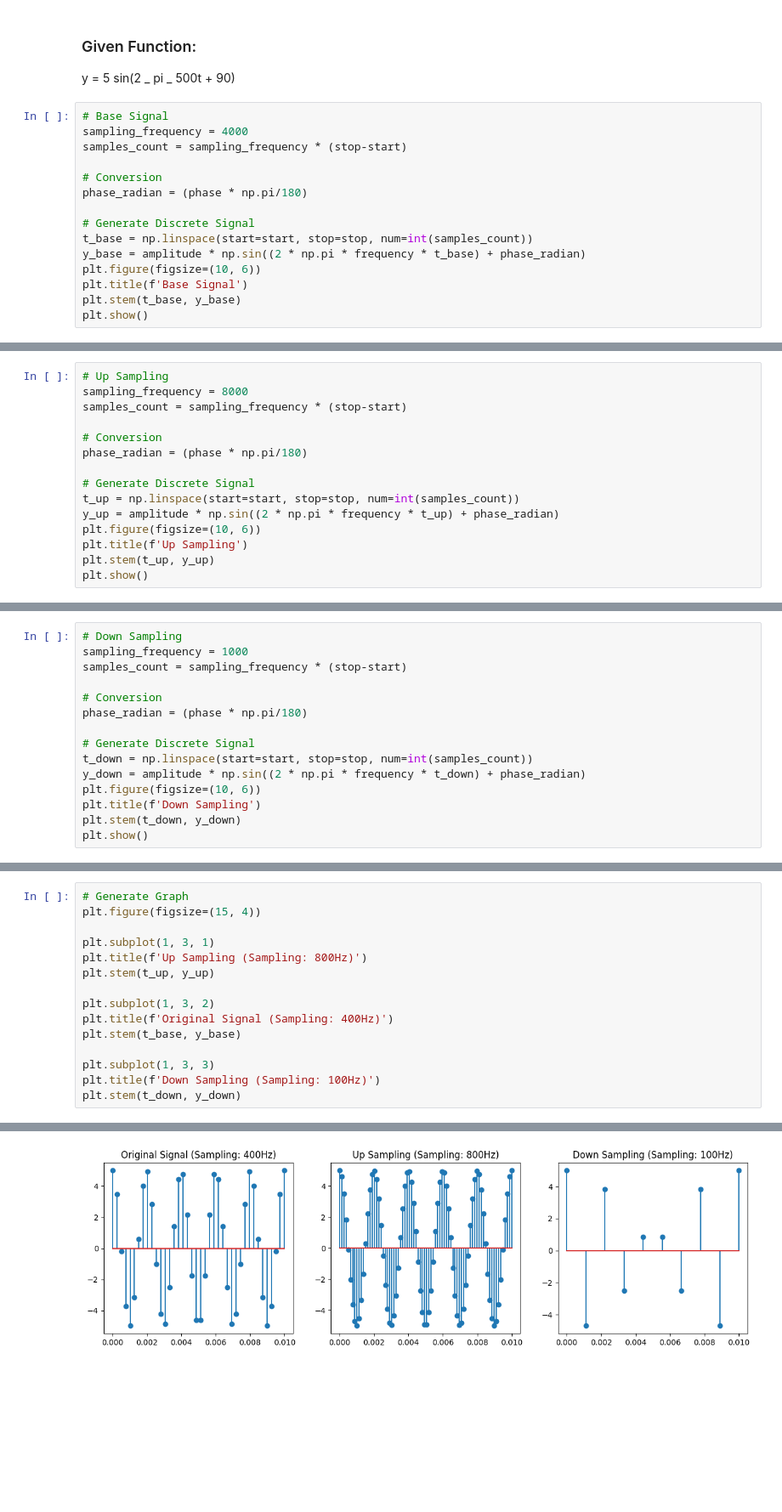
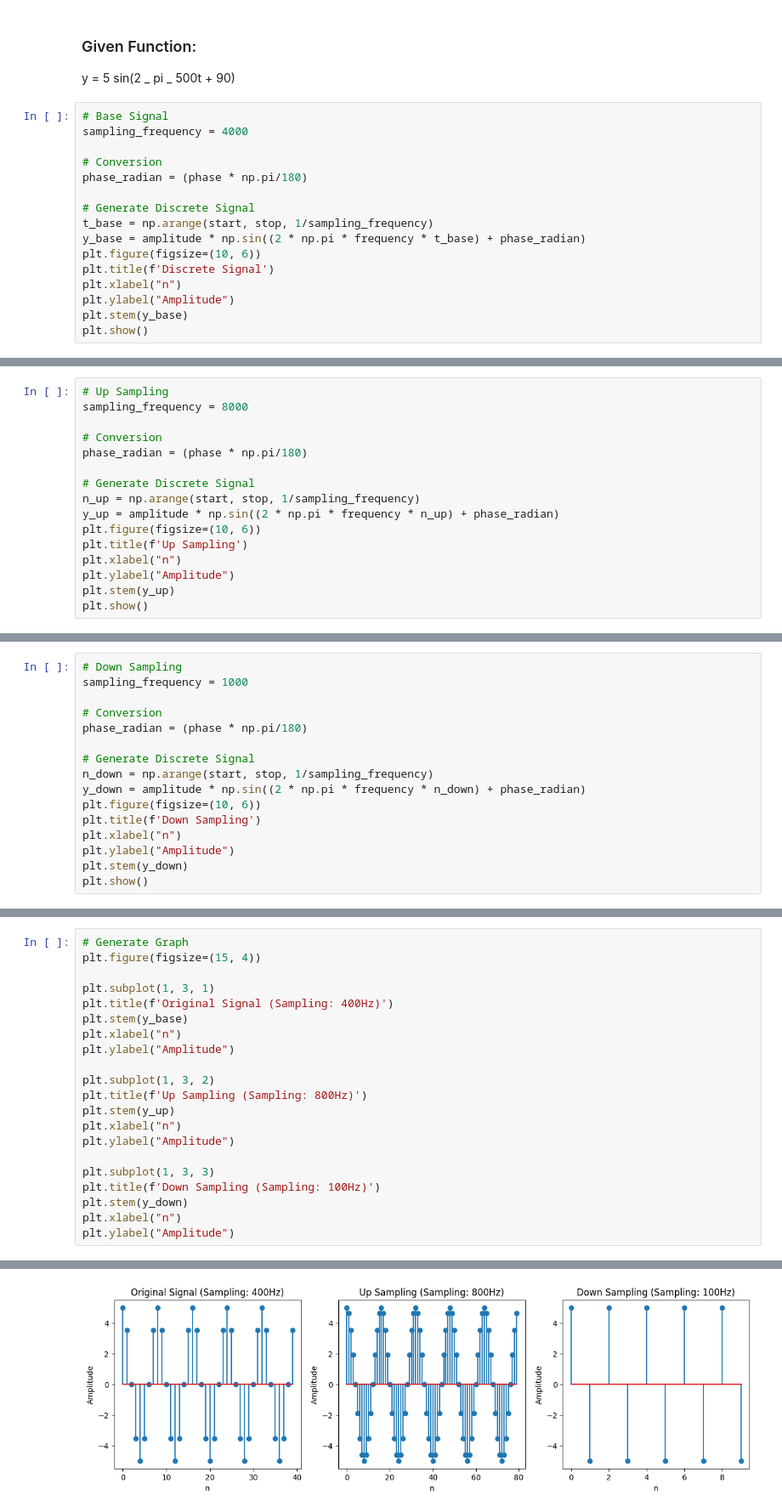
Before and after one commit to mdhasnainali/CSE3222-Digital_Signal_Peocessing_Lab, a Jupyter notebook: 2_generate_upsampling_downsampling.ipynb, the cells around one changed output, grey strips where cells are left out. Shown at 85% size. Cells and saved outputs as stored; diff of their text form; blank space fills up the shorter version.

```diff
--- a/2_generate_upsampling_downsampling.ipynb
+++ b/2_generate_upsampling_downsampling.ipynb
@@ -20,16 +18,17 @@ y = 5 sin(2 _ pi _ 500t + 90)
 # %%
 # Base Signal
 sampling_frequency = 4000
-samples_count = sampling_frequency * (stop-start)
 
 # Conversion
 phase_radian = (phase * np.pi/180)
 
 # Generate Discrete Signal
-t_base = np.linspace(start=start, stop=stop, num=int(samples_count))
+t_base = np.arange(start, stop, 1/sampling_frequency)
 y_base = amplitude * np.sin((2 * np.pi * frequency * t_base) + phase_radian)
 plt.figure(figsize=(10, 6))
-plt.title(f'Base Signal')
-plt.stem(t_base, y_base)
+plt.title(f'Discrete Signal')
+plt.xlabel("n")
+plt.ylabel("Amplitude")
+plt.stem(y_base)
 plt.show()
 # %% [output]
@@ -37,16 +36,17 @@ plt.show()
 # %%
 # Up Sampling
 sampling_frequency = 8000
-samples_count = sampling_frequency * (stop-start)
 
 # Conversion
 phase_radian = (phase * np.pi/180)
 
 # Generate Discrete Signal
-t_up = np.linspace(start=start, stop=stop, num=int(samples_count))
-y_up = amplitude * np.sin((2 * np.pi * frequency * t_up) + phase_radian)
+n_up = np.arange(start, stop, 1/sampling_frequency)
+y_up = amplitude * np.sin((2 * np.pi * frequency * n_up) + phase_radian)
 plt.figure(figsize=(10, 6))
 plt.title(f'Up Sampling')
-plt.stem(t_up, y_up)
+plt.xlabel("n")
+plt.ylabel("Amplitude")
+plt.stem(y_up)
 plt.show()
 # %% [output]
@@ -54,16 +54,17 @@ plt.show()
 # %%
 # Down Sampling
 sampling_frequency = 1000
-samples_count = sampling_frequency * (stop-start)
 
 # Conversion
 phase_radian = (phase * np.pi/180)
 
 # Generate Discrete Signal
-t_down = np.linspace(start=start, stop=stop, num=int(samples_count))
-y_down = amplitude * np.sin((2 * np.pi * frequency * t_down) + phase_radian)
+n_down = np.arange(start, stop, 1/sampling_frequency)
+y_down = amplitude * np.sin((2 * np.pi * frequency * n_down) + phase_radian)
 plt.figure(figsize=(10, 6))
 plt.title(f'Down Sampling')
-plt.stem(t_down, y_down)
+plt.xlabel("n")
+plt.ylabel("Amplitude")
+plt.stem(y_down)
 plt.show()
 # %% [output]
@@ -73,14 +74,20 @@ plt.show()
 plt.figure(figsize=(15, 4))
 
 plt.subplot(1, 3, 1)
-plt.title(f'Up Sampling (Sampling: 800Hz)')
-plt.stem(t_up, y_up)
+plt.title(f'Original Signal (Sampling: 400Hz)')
+plt.stem(y_base)
+plt.xlabel("n")
+plt.ylabel("Amplitude")
 
 plt.subplot(1, 3, 2)
-plt.title(f'Original Signal (Sampling: 400Hz)')
-plt.stem(t_base, y_base)
+plt.title(f'Up Sampling (Sampling: 800Hz)')
+plt.stem(y_up)
+plt.xlabel("n")
+plt.ylabel("Amplitude")
 
 plt.subplot(1, 3, 3)
 plt.title(f'Down Sampling (Sampling: 100Hz)')
-plt.stem(t_down, y_down)
+plt.stem(y_down)
+plt.xlabel("n")
+plt.ylabel("Amplitude")
 # %% [output]
@@ -88 +95 @@ plt.stem(t_down, y_down)
-[figure, old version]
+[figure, new version]
```
Also changed, not shown: parts of 6 cells of this notebook.
